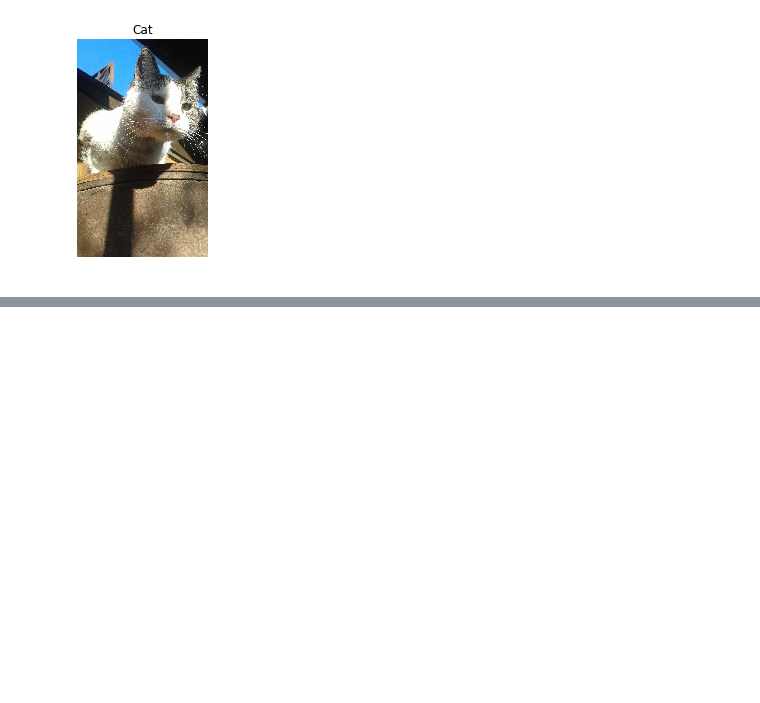
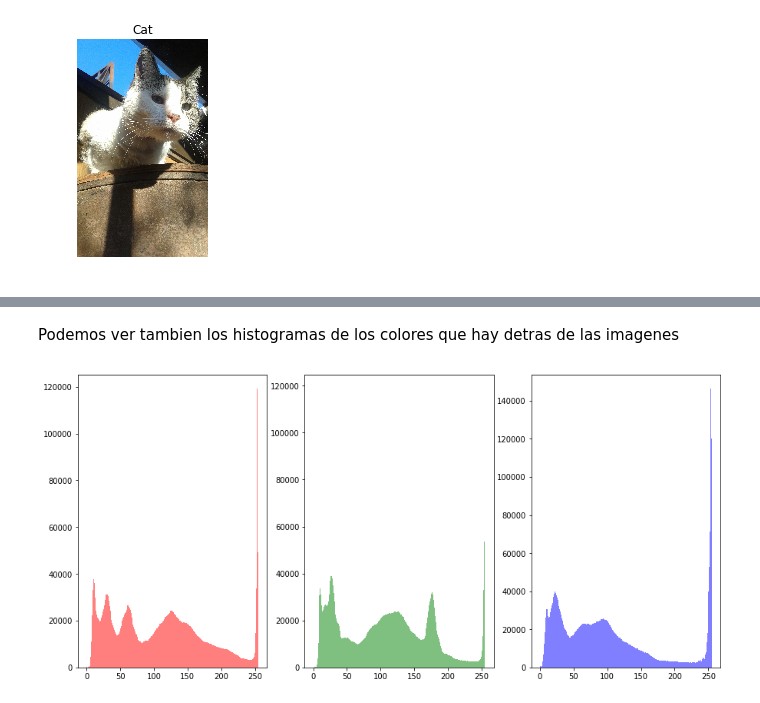
Before and after one commit to PamelaMunozCaceres/Python-Study, a Jupyter notebook: Jugando con imágenes.ipynb, the cells around one changed output, grey strips where cells are left out. Cells and saved outputs as stored; diff of their text form; code cells hidden in the pictures; blank space fills up the shorter version.

```diff
--- a/Jugando con imágenes.ipynb
+++ b/Jugando con imágenes.ipynb
@@ -43,0 +81,16 @@ plt.show()
+# %% [markdown]
+Podemos ver tambien los histogramas de los colores que hay detras de las imagenes
+# %%
+# Transformamos cada valor a un array
+red_cat_array = red_cat.ravel()
+green_cat_array = green_cat.ravel()
+blue_cat_array = blue_cat.ravel()
+
+# Ploteamos los histogramas
+fig, ax = plt.subplots(1, 3, figsize=(15,7))
+ax[0].hist(red_cat_array, bins=256, color="r", alpha=0.5)
+ax[1].hist(green_cat_array, bins=256, color="g", alpha=0.5)
+ax[2].hist(blue_cat_array, bins=256, color="b", alpha=0.5)
+plt.show()
+# %% [output]
+[figure, added]
```
Also changed, not shown: parts of 6 cells of this notebook.
